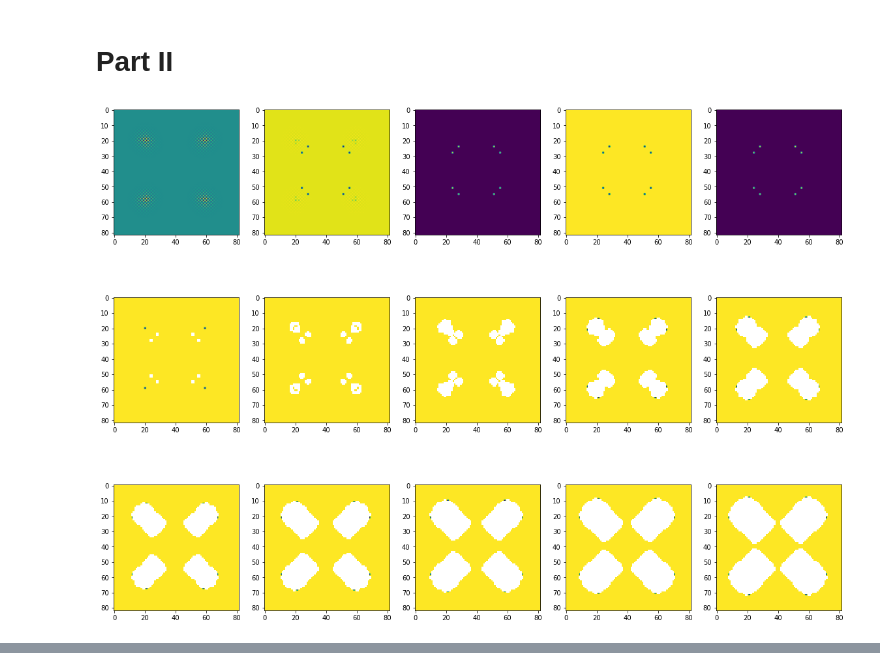
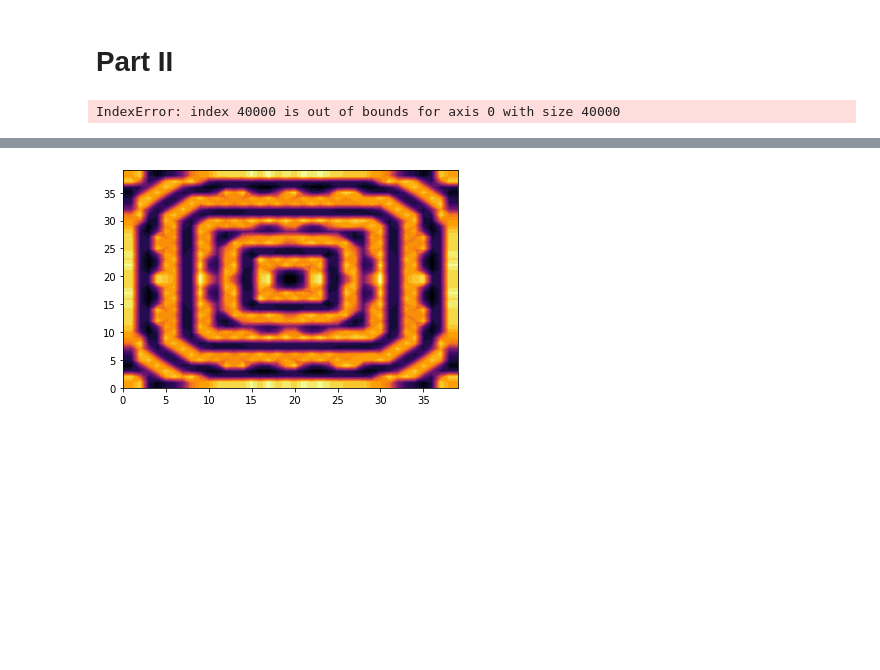
Before and after one commit to Kiril94/SC_Proj, a Jupyter notebook: Proj4/Proj4_KK.ipynb, the cells around one changed output, grey strips where cells are left out. Saved outputs shown, nothing was run; the diff lists cells and outputs as text; code cells hidden in the pictures; blank space fills up the shorter version.

```diff
--- a/Proj4/Proj4_KK.ipynb
+++ b/Proj4/Proj4_KK.ipynb
@@ -159,10 +160,11 @@ q[int(10/ds):int(30/ds),int(10/ds):int(30/ds),0] = K/C + 0.2
+# %%
+def Laplace(u):
+    return np.roll(u,-1,0)+np.roll(u,1,0)-4*u+np.roll(u,-1,1)+np.roll(u,1,1)
 # %%
 def create_func(C, K, Dp, Dq):
-    def compute_time_step(dt, ds, i, j, k, p,q):
-        p[i,j,k+1] = dt*Dp/ds**2*(p[i+1,j,k]+p[i,j+1,k]-4*p[i,j,k]+p[i-1,j,k]+p[i,j-1,k])\
-        +dt*p[i,j,k]**2*q[i,j,k]+dt*C-dt*(K+1)*p[i,j,k]+p[i,j,k]
-        q[i,j,k+1] = dt*Dq/ds**2*(q[i+1,j,k]+q[i,j+1,k]-4*q[i,j,k]+q[i-1,j,k]+q[i,j-1,k])\
-            -p[i,j,k]**2*q[i,j,k]*dt+K*p[i,j,k]*dt+q[i,j,k]
+    def compute_time_step(dt, ds, k, p,q):
+        p[k+1] = dt*(Dp/ds**2*Laplace(p[k])+p[k]**2*q[k]+C-(K+1)*p[k])+p[k]
+        q[k+1] = dt*(Dq/ds**2*Laplace(q[k])-p[k]**2*q[k]+K*p[k])+q[k]
         return p, q
     return compute_time_step
 # %%
@@ -183,9 +172,29 @@ for k in range(T):
-# %%
-N = 5
-lines = 3
-fig, ax = plt.subplots(lines,N, figsize = (20,15))
-for j in range(lines):
-    for i in range(N):
-        ax[j,i].imshow(q[:,:,j*N+i+30])
-# %% [output]
-[figure, removed]
+# %%
+for t in range(NT):
+    p[t,[0, l-1],:] = p[t,[1,l-2],:]
+    p[t,:,[0,l-1]] = p[t,:,[1,l-2]]
+
+    q[t,[0, l-1],:] = q[t,[1,l-2],:]
+    q[t,:,[0,l-1]] = q[t,:,[1,l-2]]
+    p,q = compute_time_step(dt,ds,t,p,q)
+# %% [output]
+IndexError: index 40000 is out of bounds for axis 0 with size 40000
+# %%
+from IPython.display import HTML
+import matplotlib.animation as animation
+x = np.arange(l)
+y = np.arange(l)
+xx,yy = np.meshgrid(x,y)
+fig, ax = plt.subplots()
+
+ax.set_xlim((0, 40))
+ax.set_ylim((0, 40))
+
+def animate(i):
+    ax.clear()
+    z = p[i,:,:]
+    ax.contourf(xx, yy,z, 25, cmap=plt.cm.inferno)
+
+anim = animation.FuncAnimation(fig, animate, frames=600, interval=30)
+HTML(anim.to_html5_video())
+# %% [output]
@@ -191,0 +202 @@ for j in range(lines):
+[figure, added]
```
Also changed, not shown: parts of 8 cells of this notebook, 6 other files.
